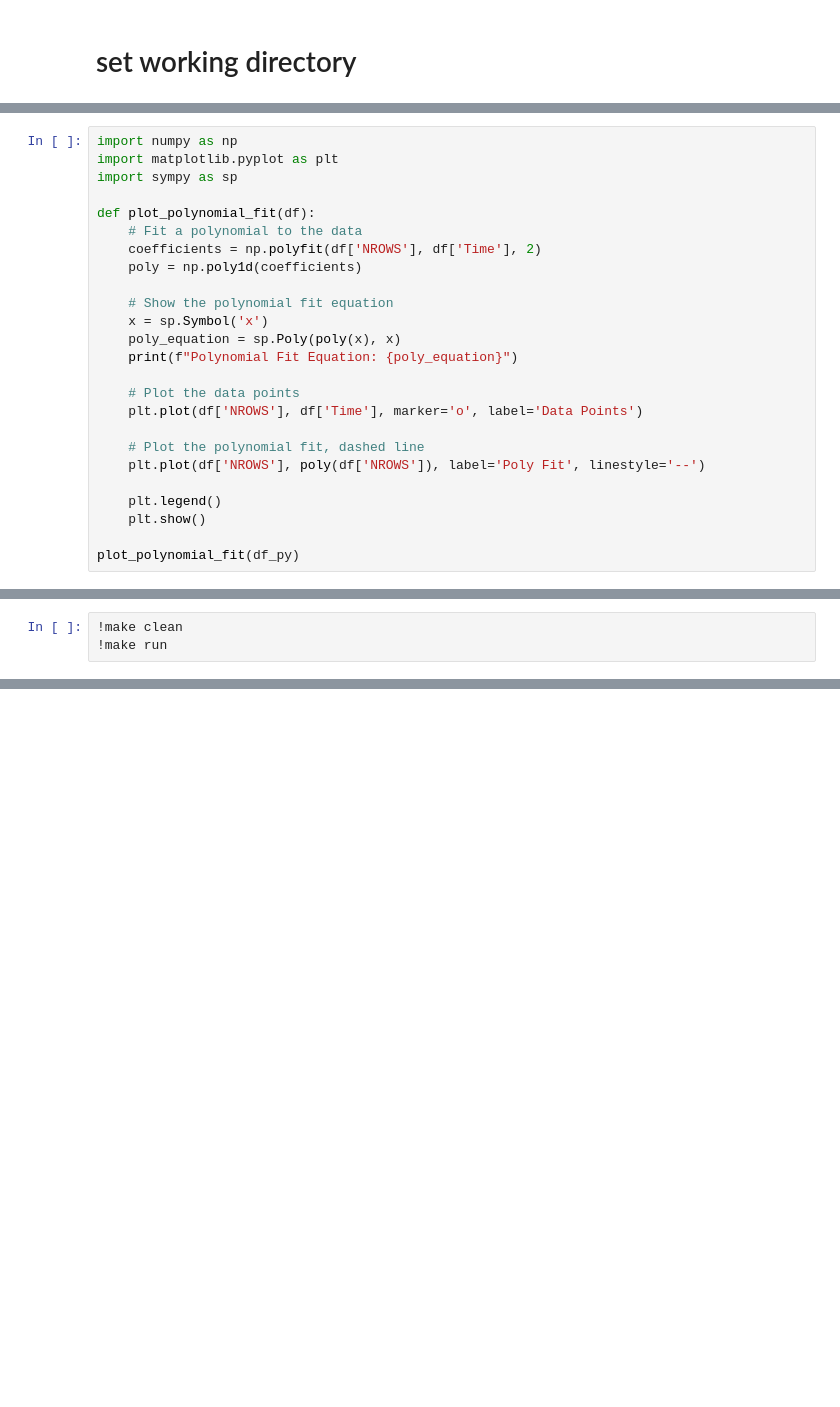
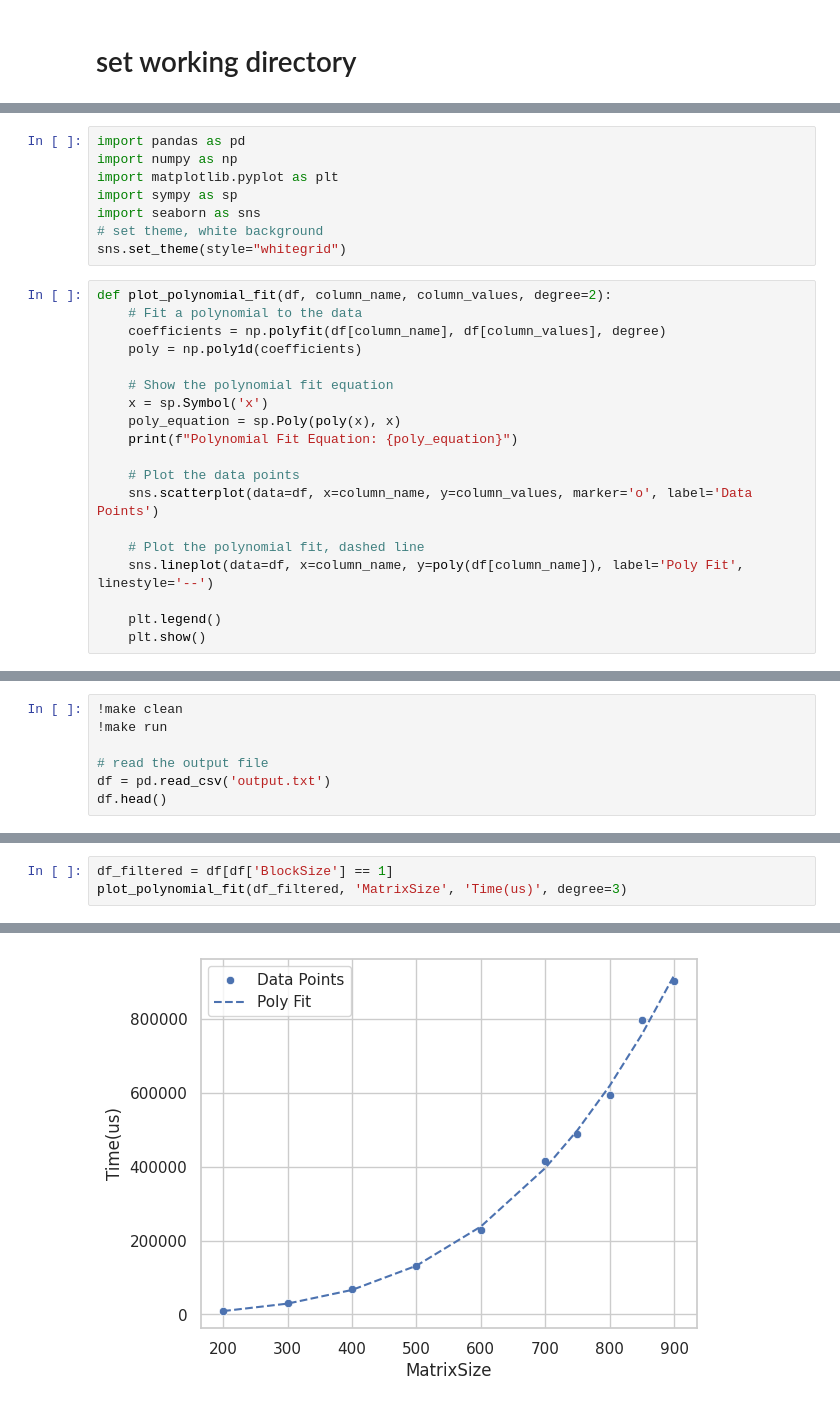
Before and after one commit to michaelsouza/CC0325, a Jupyter notebook: codes/matmat/matmat.ipynb, the cells around one changed output, grey strips where cells are left out. Cells and saved outputs as stored; diff of their text form; blank space fills up the shorter version.

```diff
--- a/codes/matmat/matmat.ipynb
+++ b/codes/matmat/matmat.ipynb
@@ -42,11 +13,15 @@ df_py
+# %%
+import pandas as pd
+import numpy as np
+import matplotlib.pyplot as plt
+import sympy as sp
+import seaborn as sns
+# set theme, white background
+sns.set_theme(style="whitegrid")
 # %%
-import numpy as np
-import matplotlib.pyplot as plt
-import sympy as sp
-
-def plot_polynomial_fit(df):
+def plot_polynomial_fit(df, column_name, column_values, degree=2):
     # Fit a polynomial to the data
-    coefficients = np.polyfit(df['NROWS'], df['Time'], 2)
+    coefficients = np.polyfit(df[column_name], df[column_values], degree)
     poly = np.poly1d(coefficients)
 
     # Show the polynomial fit equation
@@ -55,12 +30,10 @@ def plot_polynomial_fit(df):
     print(f"Polynomial Fit Equation: {poly_equation}")
 
     # Plot the data points
-    plt.plot(df['NROWS'], df['Time'], marker='o', label='Data Points')
+    sns.scatterplot(data=df, x=column_name, y=column_values, marker='o', label='Data Points')
 
     # Plot the polynomial fit, dashed line
-    plt.plot(df['NROWS'], poly(df['NROWS']), label='Poly Fit', linestyle='--')
+    sns.lineplot(data=df, x=column_name, y=poly(df[column_name]), label='Poly Fit', linestyle='--')
 
     plt.legend()
     plt.show()
-
-plot_polynomial_fit(df_py)
@@ -69,3 +40,7 @@ plot_polynomial_fit(df_py)
 # %%
 !make clean
 !make run
+
+# read the output file
+df = pd.read_csv('output.txt')
+df.head()
@@ -127,0 +71,4 @@ plot_polynomial_fit(df_blas)
+# %%
+df_filtered = df[df['BlockSize'] == 1]
+plot_polynomial_fit(df_filtered, 'MatrixSize', 'Time(us)', degree=3)
+# %% [output]
@@ -127,0 +76 @@ plot_polynomial_fit(df_blas)
+[figure, added]
```
Also changed, not shown: parts of 19 cells of this notebook, 1 other file.
